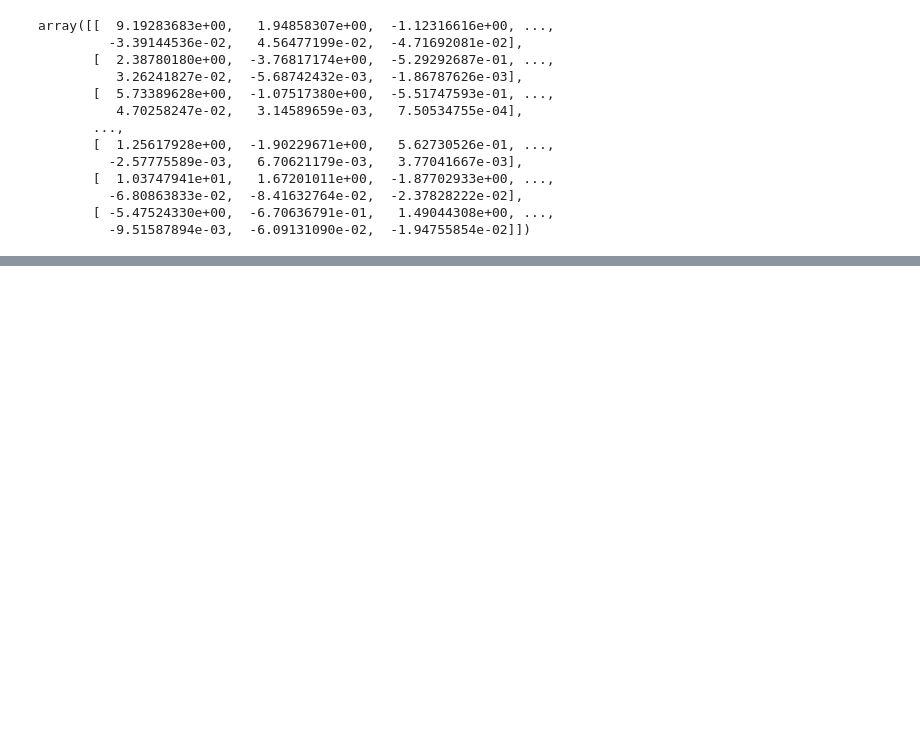
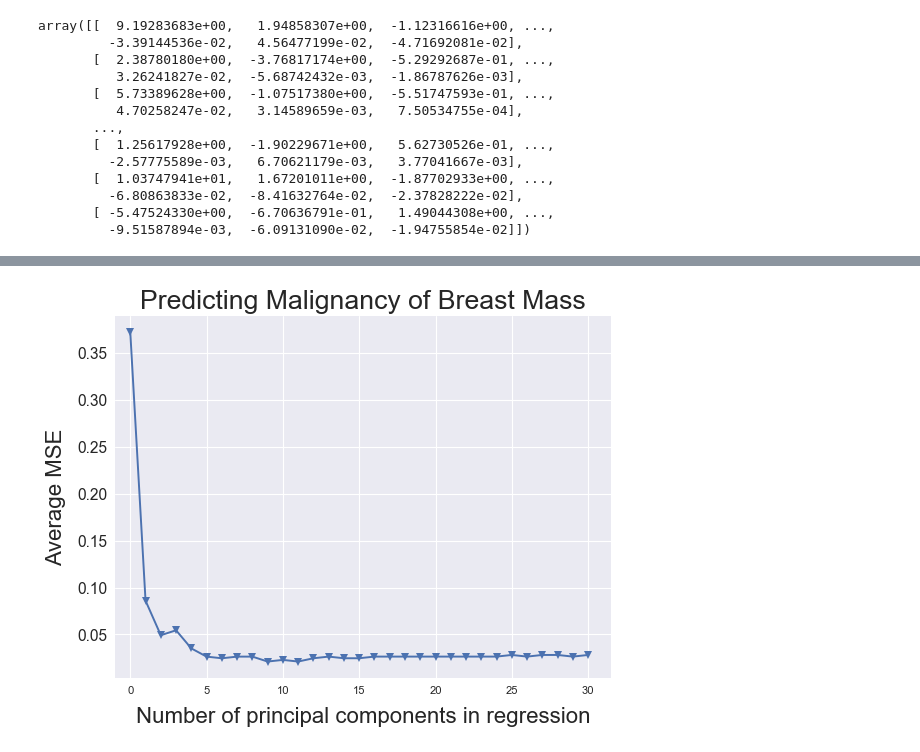
Before and after one commit to coverney/Linearity2-PCA, a Jupyter notebook: Analysis of Breast Mass Data.ipynb, the cells around one changed output, grey strips where cells are left out. Cells and saved outputs as stored; diff of their text form; code cells hidden in the pictures; blank space fills up the shorter version.

```diff
--- a/Analysis of Breast Mass Data.ipynb
+++ b/Analysis of Breast Mass Data.ipynb
@@ -160,0 +155,30 @@ pipeline = skpl.Pipeline([('pca', pca_new), ('logistic', logreg)])
+# %%
+# Run PCR with malignant/ benign as dependent variable
+
+# Perform 5-fold cross-validation to see how it influences the MSE
+n = len(Z) # number of samples
+
+# KFold provides train/test indices to split data in train/test sets.
+# Split dataset into k consecutive folds with shuffling
+kf_5 = KFold(5, shuffle=True, random_state=1)
+
+# Set up ordinary least squares logistic regression
+regr = LogisticRegression(solver='lbfgs')
+
+# Array to store mean squared errors (MSE)
+mse = []
+
+# Calculate average MSE with only the intercept (no principal components in regression)
+score = -1*cross_val_score(regr, np.ones((n,1)), y.ravel(), cv=kf_5, scoring='neg_mean_squared_error').mean()
+mse.append(score)
+# %%
+# Calculate average MSE using cross-validation for the 30 principle components
+# adding one more component with each iteration
+for i in np.arange(1, 31):
+    # Find average MSE and add to mse array
+    score = -1*cross_val_score(regr, Z[:,:i], y.ravel(), cv=kf_5, scoring='neg_mean_squared_error').mean()
+    mse.append(score)
+
+    # Find accuracy and print
+    score2 = cross_val_score(regr, Z[:,:i], y.ravel(), cv=kf_5)
+    print("Accuracy: %0.2f (+/- %0.2f)" % (score2.mean(), score2.std() * 2))
@@ -160,0 +203,15 @@ pipeline = skpl.Pipeline([('pca', pca_new), ('logistic', logreg)])
+# %%
+# Plot average MSEs against the number of principal components
+fig = plt.figure(num=None, figsize=(8, 6), dpi=80, facecolor='w', edgecolor='w')
+plt.plot(mse, '-v')
+plt.xlabel('Number of principal components in regression', fontsize=20, labelpad=10)
+plt.ylabel('Average MSE', fontsize=20, labelpad=10)
+plt.title('Predicting Malignancy of Breast Mass', fontsize=24)
+plt.yticks(fontsize=14)
+plt.yticks(fontsize=14)
+plt.xlim(xmin=-1)
+plt.show()
+
+# Interpretation: smallest cross validation error occurs after 5 PCs used
+# %% [output]
+[figure, added]
```
Also changed, not shown: parts of 17 cells of this notebook.
